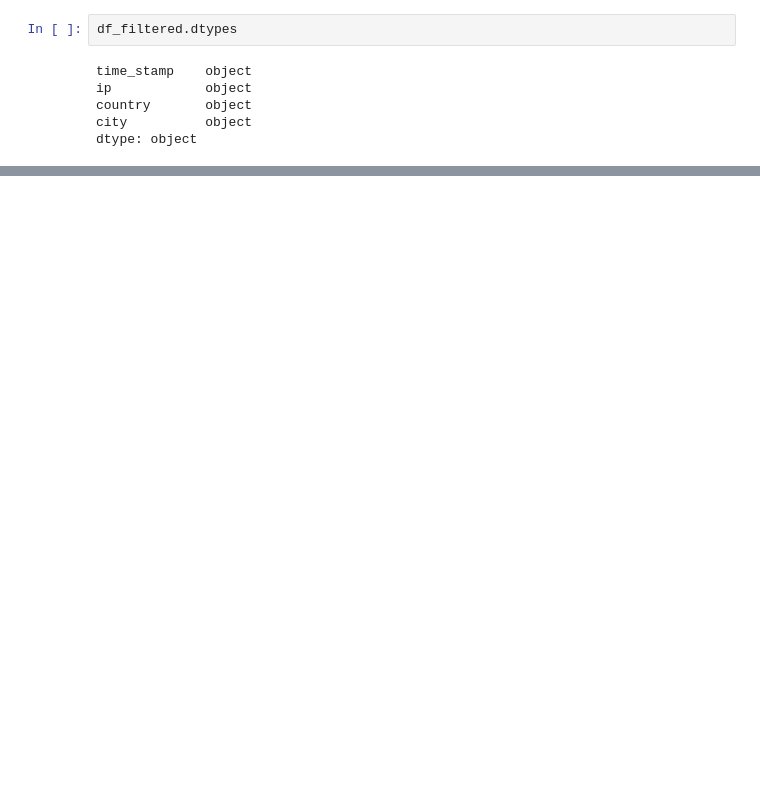
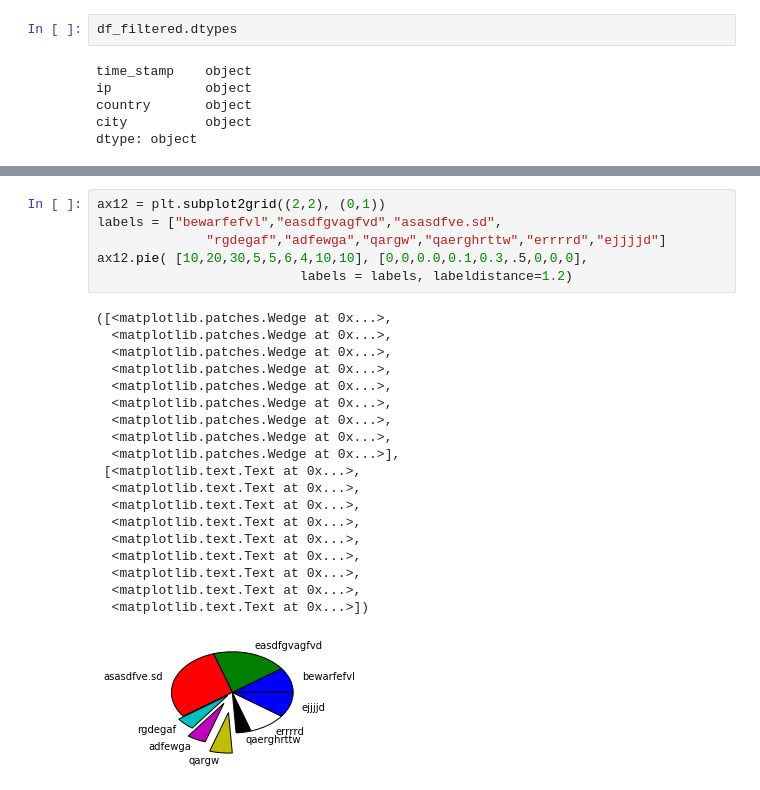
Before and after one commit to B57642/python-logfile-analyser, a Jupyter notebook: PandasExample.ipynb, the cells around one changed output, grey strips where cells are left out. Cells and saved outputs as stored; diff of their text form; blank space fills up the shorter version.

```diff
--- a/PandasExample.ipynb
+++ b/PandasExample.ipynb
@@ -118,0 +139,26 @@ total_visitors.plot.pie(autopct='%.2f', figsize=(10, 10))
+# %%
+ax12 = plt.subplot2grid((2,2), (0,1))
+labels = ["bewarfefvl","easdfgvagfvd","asasdfve.sd",
+              "rgdegaf","adfewga","qargw","qaerghrttw","errrrd","ejjjjd"]
+ax12.pie( [10,20,30,5,5,6,4,10,10], [0,0,0.0,0.1,0.3,.5,0,0,0],
+                          labels = labels, labeldistance=1.2)
+# %% [output]
+([<matplotlib.patches.Wedge at 0x...>,
+  <matplotlib.patches.Wedge at 0x...>,
+  <matplotlib.patches.Wedge at 0x...>,
+  <matplotlib.patches.Wedge at 0x...>,
+  <matplotlib.patches.Wedge at 0x...>,
+  <matplotlib.patches.Wedge at 0x...>,
+  <matplotlib.patches.Wedge at 0x...>,
+  <matplotlib.patches.Wedge at 0x...>,
+  <matplotlib.patches.Wedge at 0x...>],
+ [<matplotlib.text.Text at 0x...>,
+  <matplotlib.text.Text at 0x...>,
+  <matplotlib.text.Text at 0x...>,
+  <matplotlib.text.Text at 0x...>,
+  <matplotlib.text.Text at 0x...>,
+  <matplotlib.text.Text at 0x...>,
+  <matplotlib.text.Text at 0x...>,
+  <matplotlib.text.Text at 0x...>,
+  <matplotlib.text.Text at 0x...>])
+[figure, added]
```
Also changed, not shown: parts of 12 cells of this notebook.
